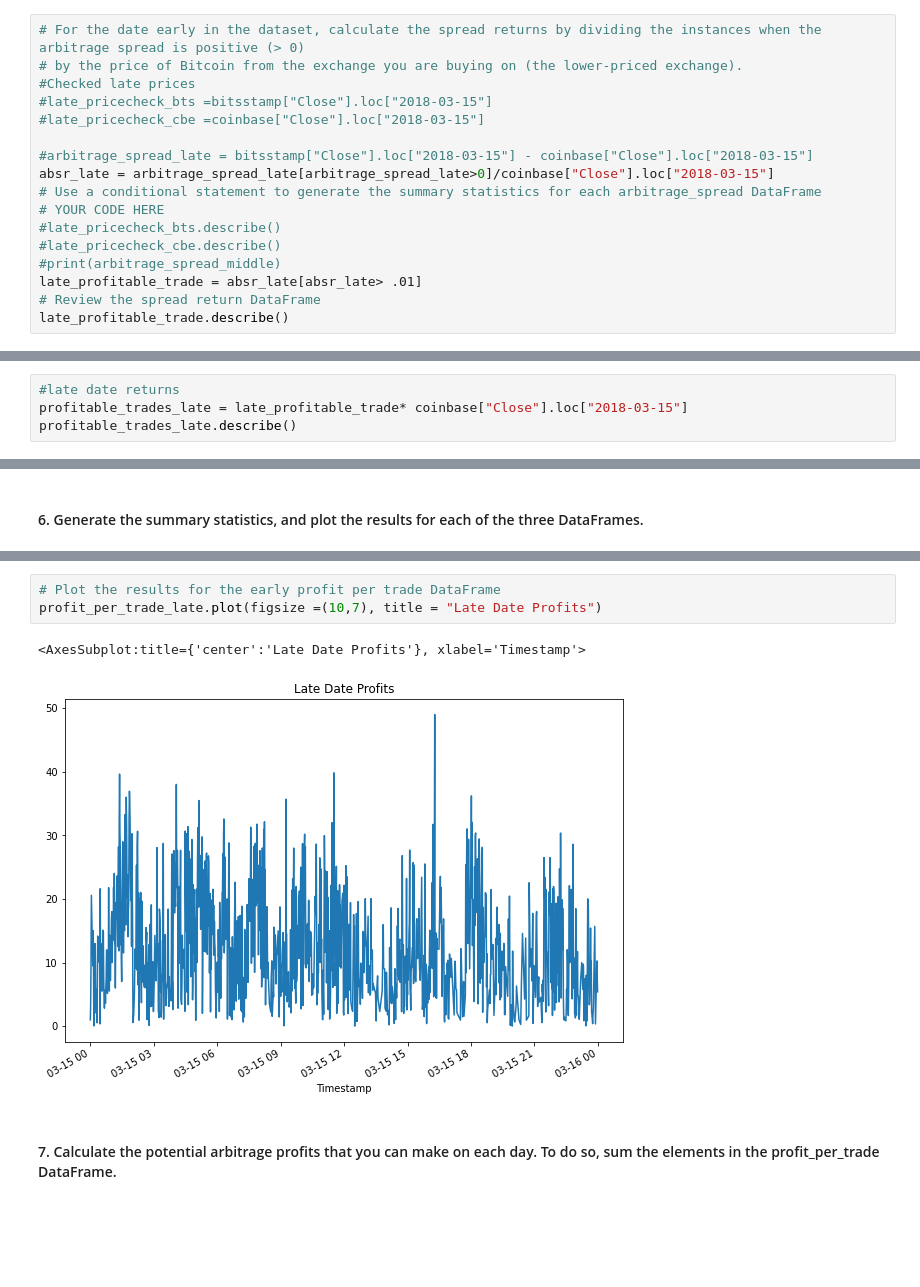
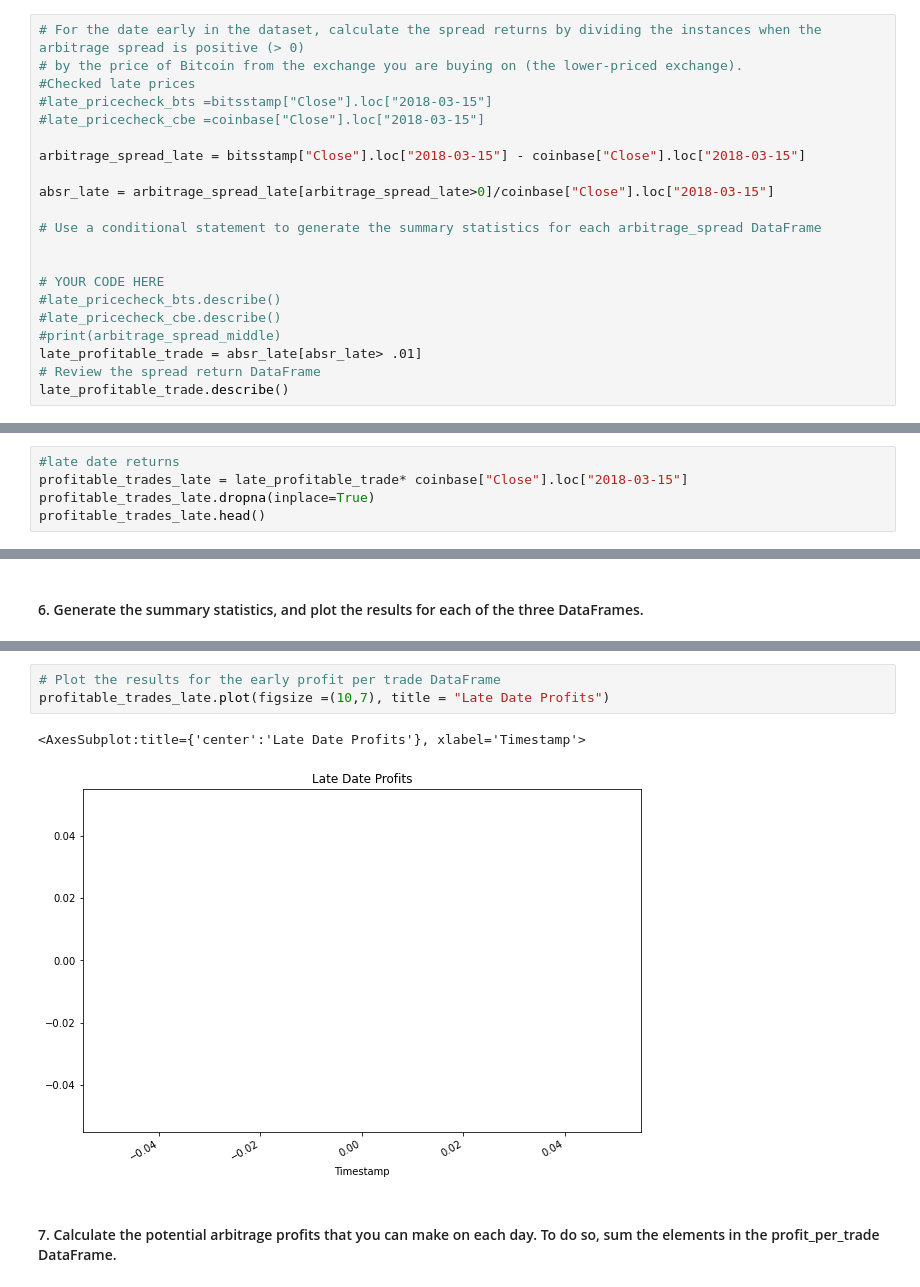
Before and after one commit to X104893/Homework_MOD_3_Challenge-, a Jupyter notebook: Starter_Code/crypto_arbitrage.ipynb, the cells around one changed output, grey strips where cells are left out. Cells and saved outputs as stored; diff of their text form; blank space fills up the shorter version.

```diff
--- a/Starter_Code/crypto_arbitrage.ipynb
+++ b/Starter_Code/crypto_arbitrage.ipynb
@@ -824,9 +832,13 @@ Series([], Name: Close, dtype: float64)
 #late_pricecheck_bts =bitsstamp["Close"].loc["2018-03-15"]
 #late_pricecheck_cbe =coinbase["Close"].loc["2018-03-15"]
 
-#arbitrage_spread_late = bitsstamp["Close"].loc["2018-03-15"] - coinbase["Close"].loc["2018-03-15"]
+arbitrage_spread_late = bitsstamp["Close"].loc["2018-03-15"] - coinbase["Close"].loc["2018-03-15"]
+
 absr_late = arbitrage_spread_late[arbitrage_spread_late>0]/coinbase["Close"].loc["2018-03-15"]
+
 # Use a conditional statement to generate the summary statistics for each arbitrage_spread DataFrame
+
+
 # YOUR CODE HERE
 #late_pricecheck_bts.describe()
 #late_pricecheck_cbe.describe()
@@ -889,5 +892,6 @@ Name: Close, dtype: float64
 # %%
 #late date returns
 profitable_trades_late = late_profitable_trade* coinbase["Close"].loc["2018-03-15"]
-profitable_trades_late.describe()
+profitable_trades_late.dropna(inplace=True)
+profitable_trades_late.head()
 # %% [output]
@@ -1037,10 +1032,10 @@ max        48.980000
 Name: Close, dtype: float64
 # %%
 # Plot the results for the early profit per trade DataFrame
-profit_per_trade_late.plot(figsize =(10,7), title = "Late Date Profits")
+profitable_trades_late.plot(figsize =(10,7), title = "Late Date Profits")
 # %% [output]
 <AxesSubplot:title={'center':'Late Date Profits'}, xlabel='Timestamp'>
-[figure, old version]
+[figure, new version]
 # %% [markdown]
 #### 7. Calculate the potential arbitrage profits that you can make on each day. To do so, sum the elements in the profit_per_trade DataFrame.
 # %%
```
Also changed, not shown: parts of 22 cells of this notebook, 3 other files.
